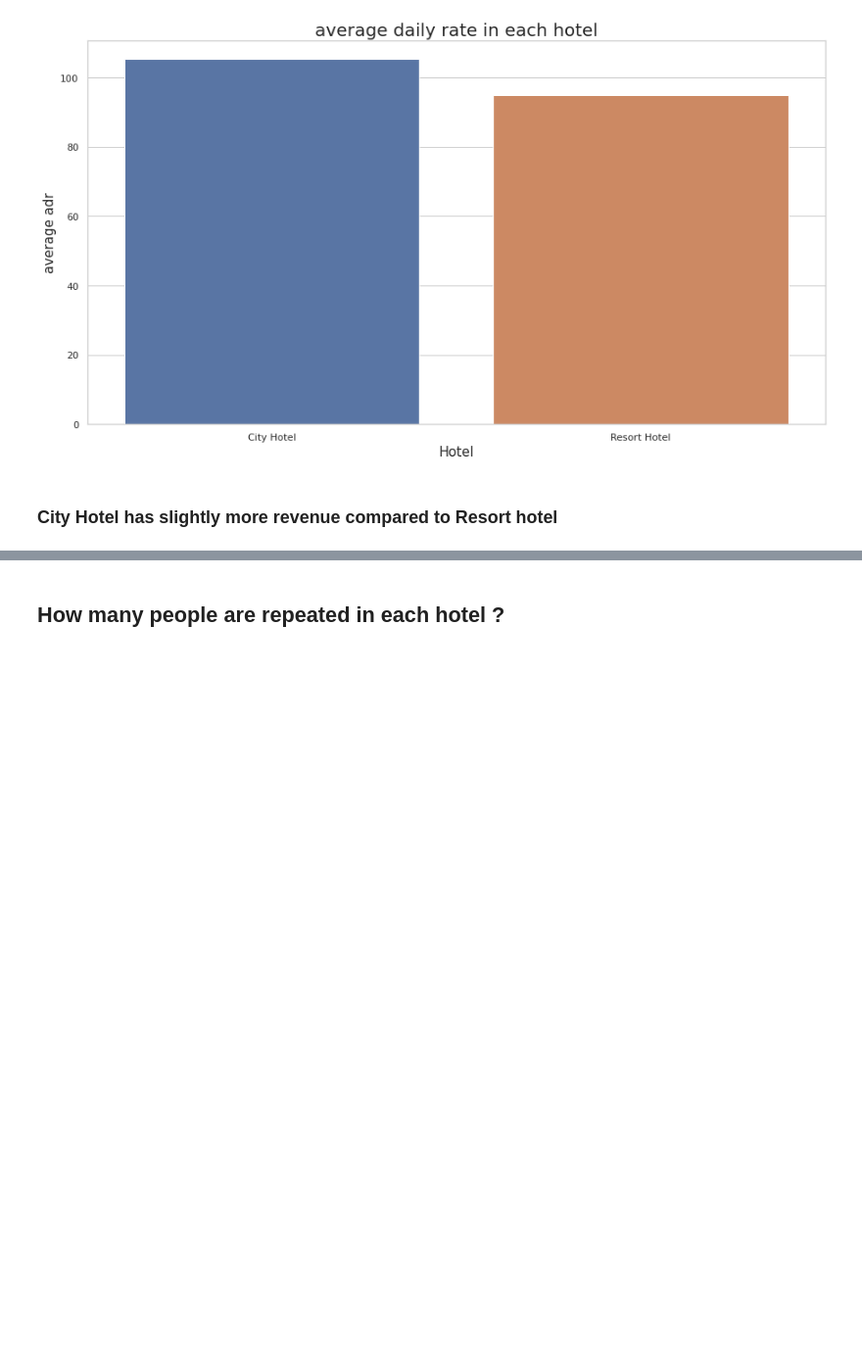
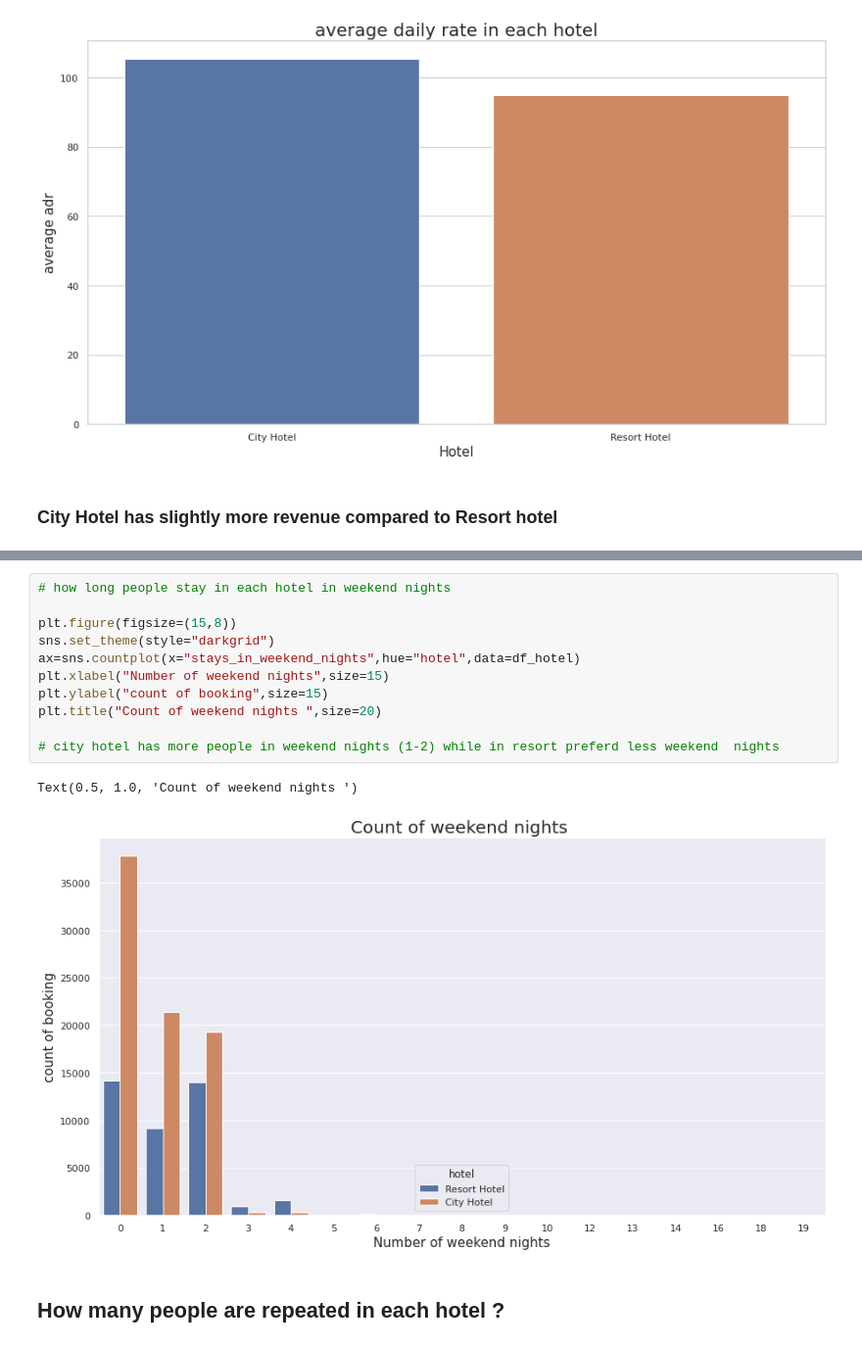
Before and after one commit to milanajudiya/Hotel_Booking_Analysis, a Jupyter notebook: Hotel_Booking_Analysis.ipynb, the cells around one changed output, grey strips where cells are left out. Shown at 98% size. Drawn from its saved outputs; the diff is of its cells as text; blank space fills up the shorter version.

```diff
--- a/Hotel_Booking_Analysis.ipynb
+++ b/Hotel_Booking_Analysis.ipynb
@@ -394,3 +460,17 @@ Text(0.5, 1.0, 'average daily rate in each hotel')
+# %%
+# how long people stay in each hotel in weekend nights
+
+plt.figure(figsize=(15,8))
+sns.set_theme(style="darkgrid")
+ax=sns.countplot(x="stays_in_weekend_nights",hue="hotel",data=df_hotel)
+plt.xlabel("Number of weekend nights",size=15)
+plt.ylabel("count of booking",size=15)
+plt.title("Count of weekend nights ",size=20)
+
+# city hotel has more people in weekend nights (1-2) while in resort preferd less weekend  nights
+# %% [output]
+Text(0.5, 1.0, 'Count of weekend nights ')
+[figure, added]
 # %% [markdown]
 ## How many people are repeated in each hotel ?
 # %%
```
Also changed, not shown: parts of 8 cells of this notebook.
